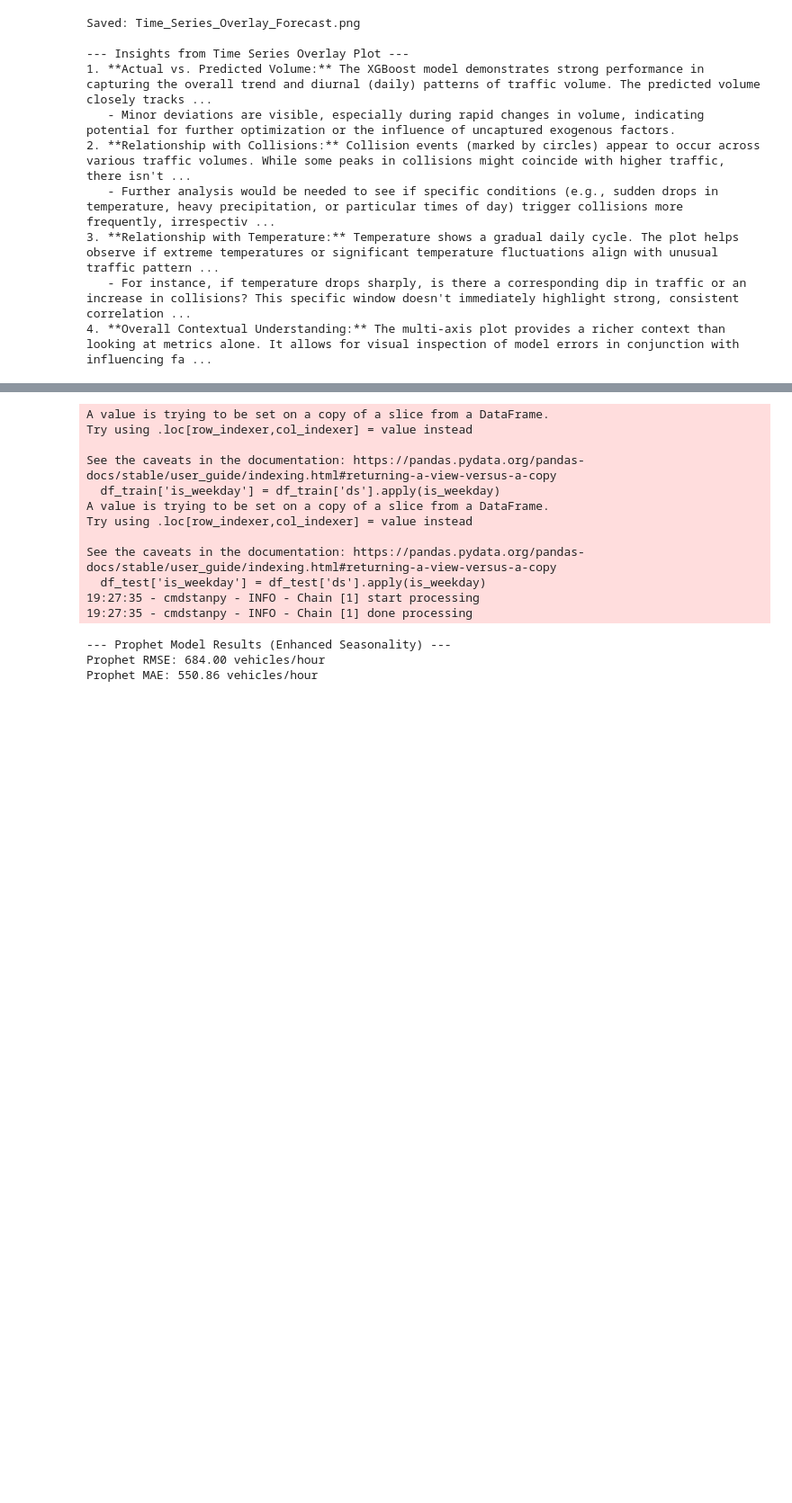
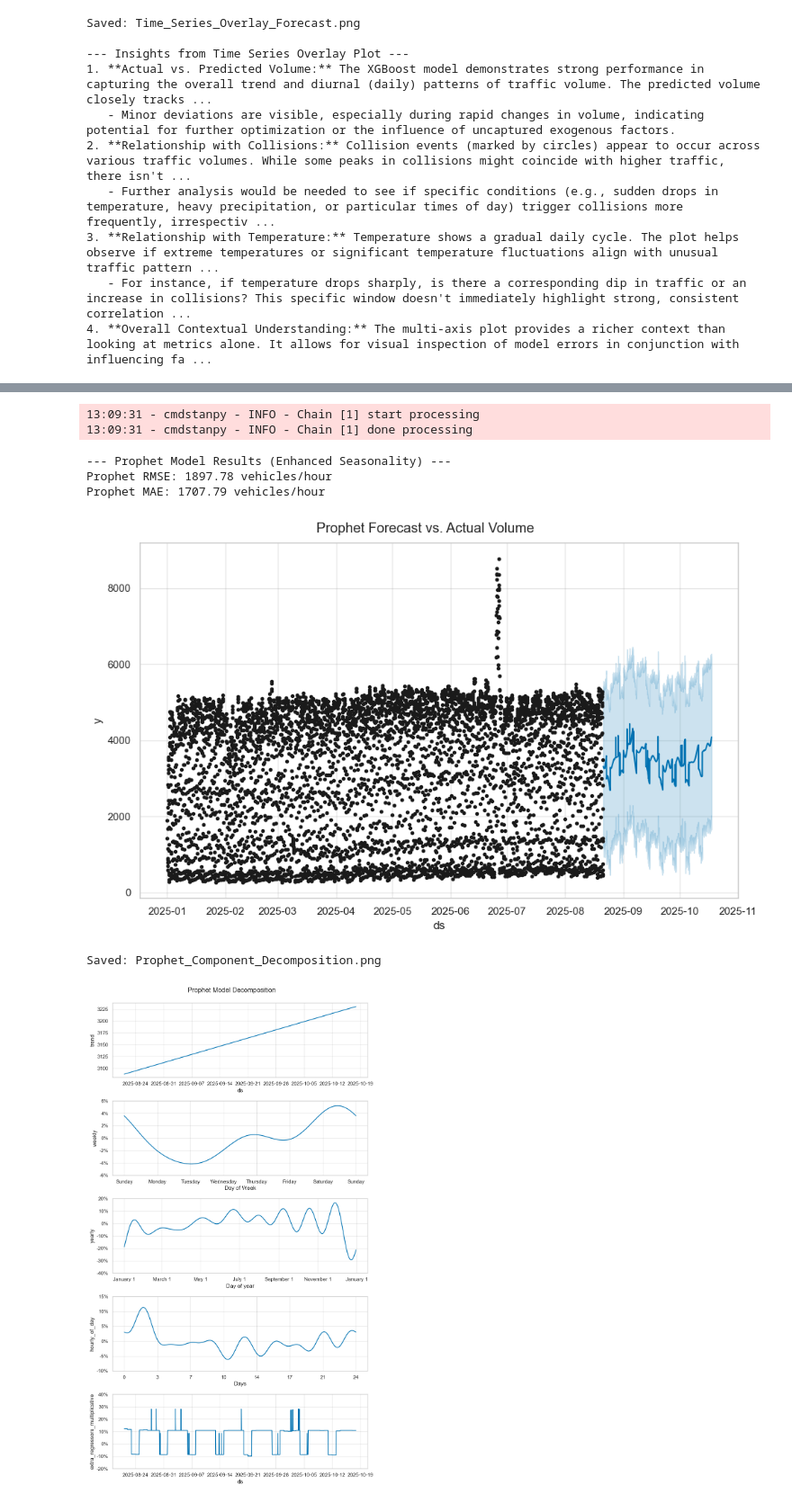
Before and after one commit to belvilleh/group_project, a Jupyter notebook: code/TrafficStudy.ipynb, the cells around one changed output, grey strips where cells are left out. Shown at 90% size. Saved outputs shown, nothing was run; the diff lists cells and outputs as text; code cells hidden in the pictures; blank space fills up the shorter version.

Commit message:
Fixed an underfitting issue with Prophet

```diff
--- a/code/TrafficStudy.ipynb
+++ b/code/TrafficStudy.ipynb
@@ -971,7 +973,7 @@ OUTPUT_REPORT_DIR = '../data/'
 df_prophet = pd.read_csv(FILE_PATH, index_col=0, parse_dates=True)
 
 # Define the full set of exogenous regressors
-EXO_FEATURES = ['Lag_Volume_1hr', 'TAVG_Calc', 'PRCP', 'SNOW', 'Collision_Count_Hr']
+EXO_FEATURES = ['TAVG_Calc', 'PRCP', 'SNOW', 'Collision_Count_Hr']
 
 # 1. Prepare Data for Prophet (FIXED Casing)
 # The data frame must be indexed by 'ds' and contain the target 'y'
@@ -985,6 +987,7 @@ df_prophet = df_prophet.dropna(subset=['y'] + EXO_FEATURES)
 
 
 # 2. Time-Series Split (Same 80/20 split as other models)
+# I think I need to make updates here.
 split_point = int(len(df_prophet) * 0.8)
 df_train = df_prophet[:split_point]
 df_test = df_prophet[split_point:]
@@ -1057,7 +1059,7 @@ import os
 # --- Configuration (Ensuring environment variables are clean) ---
 FILE_PATH = '../data/merged_cleaned_timeseries_volume_hourly.csv'
 OUTPUT_REPORT_DIR = '../data/'
-EXO_FEATURES = ['Lag_Volume_1hr', 'TAVG_Calc', 'PRCP', 'SNOW', 'Collision_Count_Hr']
+EXO_FEATURES = ['TAVG_Calc', 'PRCP', 'SNOW', 'Collision_Count_Hr']
 
 # Load the final cleaned data
 df_prophet = pd.read_csv(FILE_PATH, index_col=0, parse_dates=True)
@@ -1071,8 +1073,10 @@ df_prophet = df_prophet.reset_index().rename(columns={
 # Drop NaNs
 df_prophet = df_prophet.dropna(subset=['y'] + EXO_FEATURES)
 split_point = int(len(df_prophet) * 0.8)
-df_train = df_prophet[:split_point]
-df_test = df_prophet[split_point:]
+df_train = df_prophet[:split_point].copy() # Add .copy() here
+df_test = df_prophet[split_point:].copy()  # Add .copy() here
+# df_train = df_prophet[:split_point]
+# df_test = df_prophet[split_point:]
 
 # 1. Initialize Prophet with Custom Seasonality
 # We set daily_seasonality=False here because we will define custom hourly seasonality below.
@@ -1121,18 +1125,33 @@ print("\n--- Prophet Model Results (Enhanced Seasonality) ---")
 print(f"Prophet RMSE: {rmse_prophet:.2f} vehicles/hour")
 print(f"Prophet MAE: {mae_prophet:.2f} vehicles/hour")
 # %% [output]
-A value is trying to be set on a copy of a slice from a DataFrame.
-Try using .loc[row_indexer,col_indexer] = value instead
-
-See the caveats in the documentation: https://pandas.pydata.org/pandas-docs/stable/user_guide/indexing.html#returning-a-view-versus-a-copy
-  df_train['is_weekday'] = df_train['ds'].apply(is_weekday)
-A value is trying to be set on a copy of a slice from a DataFrame.
-Try using .loc[row_indexer,col_indexer] = value instead
-
-See the caveats in the documentation: https://pandas.pydata.org/pandas-docs/stable/user_guide/indexing.html#returning-a-view-versus-a-copy
-  df_test['is_weekday'] = df_test['ds'].apply(is_weekday)
-19:27:35 - cmdstanpy - INFO - Chain [1] start processing
-19:27:35 - cmdstanpy - INFO - Chain [1] done processing
+13:09:31 - cmdstanpy - INFO - Chain [1] start processing
+13:09:31 - cmdstanpy - INFO - Chain [1] done processing
 --- Prophet Model Results (Enhanced Seasonality) ---
-Prophet RMSE: 684.00 vehicles/hour
-Prophet MAE: 550.86 vehicles/hour
+Prophet RMSE: 1897.78 vehicles/hour
+Prophet MAE: 1707.79 vehicles/hour
+# %%
+# --- PROPHET DECOMPOSITION VISUALIZATION ---
+
+import matplotlib.pyplot as plt
+from prophet.plot import plot_components
+
+# Assuming the 'm' (Prophet model) and 'forecast' objects were successfully created in the previous cell.
+
+# 1. Plot the main forecast (optional, but shows overall fit)
+fig1 = m.plot(forecast)
+fig1.suptitle("Prophet Forecast vs. Actual Volume", y=1.02)
+plt.show()
+
+# 2. Plot the components (CRITICAL FOR REPORT)
+# This generates 3 separate plots for trend, weekly, and daily seasonality.
+fig2 = plot_components(m, forecast)
+fig2.suptitle("Prophet Model Decomposition", y=1.02)
+
+# Save the component plot for the final report
+fig2.savefig(os.path.join('../data', 'Prophet_Component_Decomposition.png'))
+print("Saved: Prophet_Component_Decomposition.png")
+# %% [output]
+[figure, added]
+Saved: Prophet_Component_Decomposition.png
+[figure, added]
```
Also changed, not shown: parts of 4 cells of this notebook, 3 other files.
